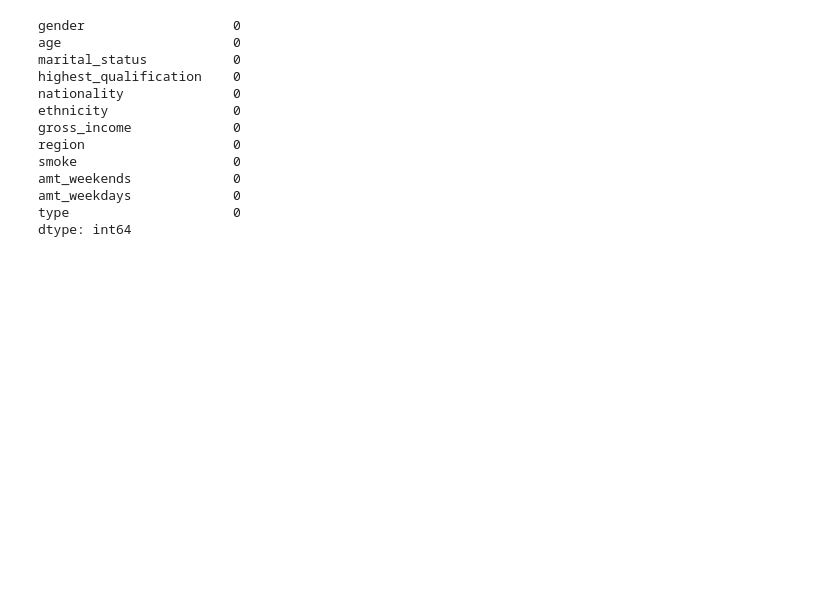
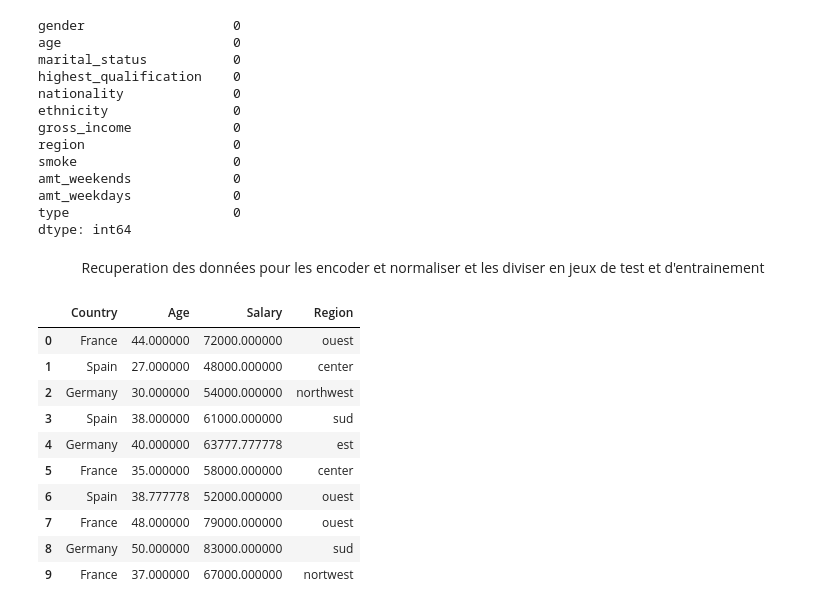
Before and after one commit to WATAT-YONDEP-STIVE-KEVIN/DATASCIENTIST, a Jupyter notebook: 001DataPreprocessing/Codes/Python_codes/Preprocessing.ipynb, the cells around one changed output. Cells and saved outputs as stored; diff of their text form; code cells hidden in the pictures; blank space fills up the shorter version.

```diff
--- a/001DataPreprocessing/Codes/Python_codes/Preprocessing.ipynb
+++ b/001DataPreprocessing/Codes/Python_codes/Preprocessing.ipynb
@@ -203,3 +207,22 @@ amt_weekends             0
 amt_weekdays             0
 type                     0
 dtype: int64
+# %% [markdown]
+<center>Recuperation des données pour les encoder et  normaliser et les diviser en jeux de test et d'entrainement</center>
+# %%
+x_data = data.iloc[:, :-1]
+y_data = data.iloc[:, 4]
+# %%
+x_data
+# %% [output]
+|  | Country | Age | Salary | Region |
+| 0 | France | 44.000000 | 72000.000000 | ouest |
+| 1 | Spain | 27.000000 | 48000.000000 | center |
+| 2 | Germany | 30.000000 | 54000.000000 | northwest |
+| 3 | Spain | 38.000000 | 61000.000000 | sud |
+| 4 | Germany | 40.000000 | 63777.777778 | est |
+| 5 | France | 35.000000 | 58000.000000 | center |
+| 6 | Spain | 38.777778 | 52000.000000 | ouest |
+| 7 | France | 48.000000 | 79000.000000 | ouest |
+| 8 | Germany | 50.000000 | 83000.000000 | sud |
+| 9 | France | 37.000000 | 67000.000000 | nortwest |
```
Also changed, not shown: parts of 20 cells of this notebook, 1 other file.
